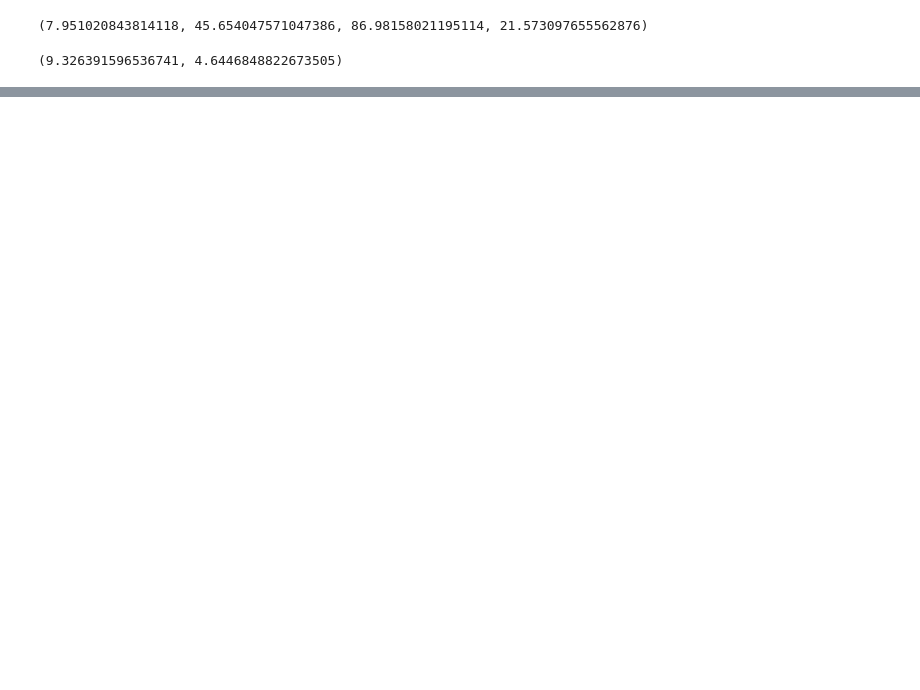
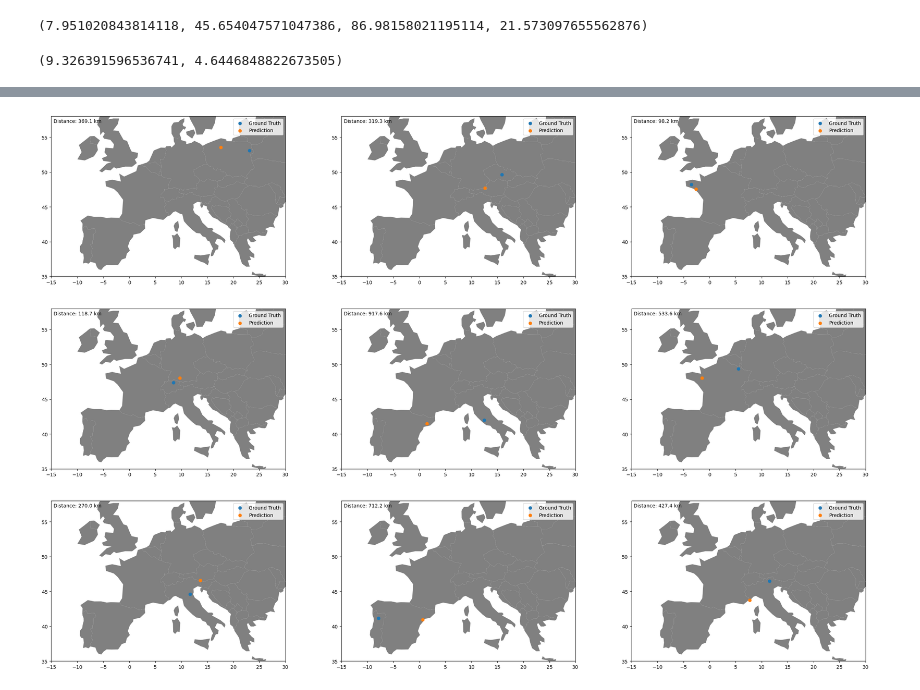
Before and after one commit to erenaydoslu/computer-vision-project, a Jupyter notebook: src/Geoguessr.ipynb, the cells around one changed output, grey strips where cells are left out. Saved outputs shown, nothing was run; the diff lists cells and outputs as text; code cells hidden in the pictures; blank space fills up the shorter version.

```diff
--- a/src/Geoguessr.ipynb
+++ b/src/Geoguessr.ipynb
@@ -173,0 +214,25 @@ fig.tight_layout()
+# %%
+world = gpd.read_file(gpd.datasets.get_path('naturalearth_lowres'))
+europe = world[world['continent'] == 'Europe']
+# %%
+points = [3, 4, 5, 6, 8, 20, 22, 29, 30]
+# %%
+fig, ax = plt.subplots(ncols=3, nrows=3, figsize=(30, 20))
+
+for i, point in enumerate(points):
+    lon1, lat1 = labels[point, 1].cpu(), labels[point,0].cpu()
+    lon2, lat2 = y_pred.logits[point,1].cpu(), y_pred.logits[point,0].cpu()
+    distance_between = haversine_distance(lat1, lon1, lat2, lon2)
+
+    europe.plot(ax=ax[i//3][i%3], color='grey')
+    ax[i//3][i%3].scatter(lon1, lat1, label="Ground Truth", zorder=2)
+    ax[i//3][i%3].scatter(lon2, lat2, label="Prediction", zorder=2)
+    ax[i//3][i%3].annotate(f"Distance: {distance_between:.1f} km", xy=(0.01, 0.96), xycoords='axes fraction', zorder=2)
+    ax[i//3][i%3].legend()
+
+    ax[i//3][i%3].set_xlim(-15, 30)
+    ax[i//3][i%3].set_ylim(35, 58)
+
+fig.savefig("../figures/predictions.pdf")
+# %% [output]
+[figure, added]
```
Also changed, not shown: parts of 17 cells of this notebook.
